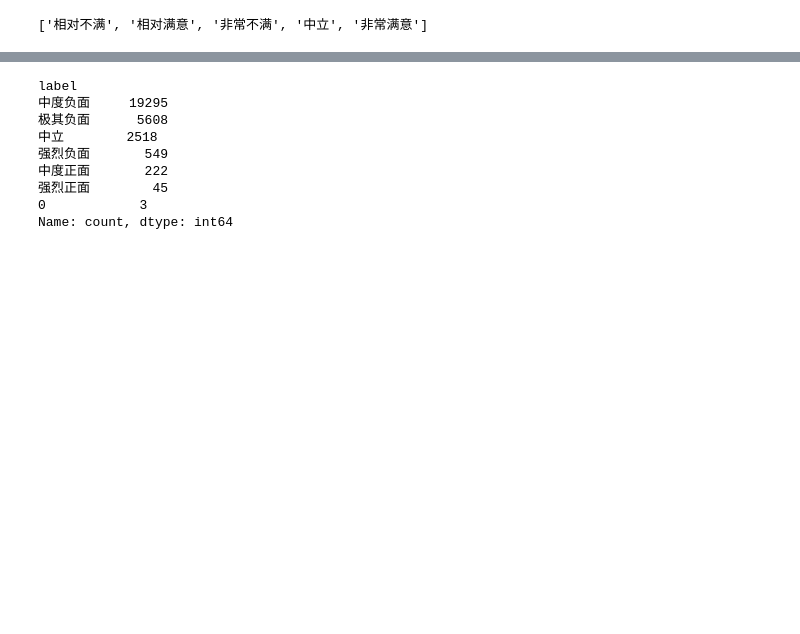
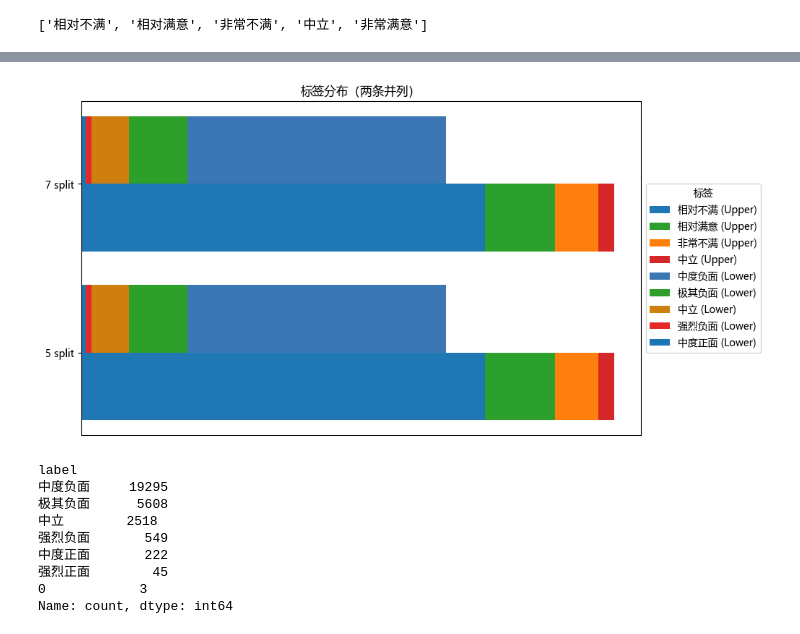
Before and after one commit to Adelante8617/Al-Ahram-Large-Scale-Text-Analysis, a Jupyter notebook: visual_for_statistic.ipynb, the cells around one changed output, grey strips where cells are left out. Cells and saved outputs as stored; diff of their text form; code cells hidden in the pictures; blank space fills up the shorter version.

```diff
--- a/visual_for_statistic.ipynb
+++ b/visual_for_statistic.ipynb
@@ -122,4 +141,4 @@ plt.show()
 # %%
 from datasets import load_dataset
 
-ds = load_dataset("Adelante/arabic-qa-largebatch")
+ds2 = load_dataset("Adelante/arabic-qa-largebatch")
@@ -192,0 +195,76 @@ plt.show()
+# %%
+import matplotlib.pyplot as plt
+import numpy as np
+
+# 计算每个标签的数量
+label_counts2 = data2.value_counts()
+
+# 设置图形的默认字体（假设你想用系统默认的中文字体）
+plt.rcParams['font.family'] = 'Microsoft YaHei'  # Windows系统的默认字体是'Microsoft YaHei'
+
+# 手动定义颜色列表，每个颜色对应一个标签
+colors = ['#1f77b4', '#2ca02c', '#ff7f0e', '#d62728']  # 示例颜色，顺序对应标签 A, B, C, D
+
+# 标签及对应数量
+labels = [str(index[0]) for index in label_counts.index]  # 所有标签
+values = label_counts.values  # 对应数量
+
+
+
+print(labels)
+
+# 创建堆叠柱状图
+plt.figure(figsize=(10, 6))
+
+# 设置柱子的宽度
+bar_width = 0.4  # 设置柱形宽度
+
+# 初始化位置数组，每个标签的x轴位置
+x = np.arange(2)  # 每个标签的位置
+
+# 设置并排柱状图的偏移量
+offset = np.array([- bar_width /2 , bar_width /2 ])  # 只绘制两组，并列
+
+# 初始化底部位置
+bottom = np.zeros(2)
+
+# 绘制第一组堆叠柱状图（左边的那一组）
+for i, (label, value, color) in enumerate(zip(labels, values, colors)):
+    bars = plt.barh(x + offset[0], value, label=f'{label} (Upper)', color=color, height=bar_width, left=bottom)  # 左边的堆叠柱状图
+    bottom += value  # 更新堆叠的底部位置
+
+
+print('-----------------------------------------------------')
+
+
+label_counts2 = data2.value_counts()
+
+normalized2 = [x / sum(label_counts2) for x in label_counts2]
+
+label_counts2 = label_counts2[:-2]
+labels2 = [str(index[0]) for index in label_counts2.index]
+colors2 = ['#3a77b4', '#2da02c', '#cf7f0e', '#e62728', '#1a77b3','#dc22b2']
+
+print(labels2)
+
+# 重置底部位置用于第二组堆叠柱状图
+bottom2 = np.zeros(2)
+
+# 绘制第二组堆叠柱状图（右边的那一组）
+for i, (label, value, color) in enumerate(zip(labels2, normalized2, colors2)):
+    bars = plt.barh(x + offset[1], value, label=f'{label} (Lower)', color=color, height=bar_width, left=bottom2)  # 右边的堆叠柱状图
+    bottom += value  # 更新堆叠的底部位置
+
+# 添加标题和标签
+plt.title('标签分布（两条并列）')
+
+# 设置x轴的标签
+plt.yticks(x, ['5 split','7 split'])  # 设置每个标签的位置
+plt.xticks([])
+# 显示图例
+plt.legend(title="标签", loc='center left', bbox_to_anchor=(1, 0.5))
+
+
+# 显示图形
+plt.show()
+# %% [output]
@@ -193,3 +274,4 @@ plt.show()
+[figure, added]
 # %%
 data.value_counts()
 # %% [output]
```
Also changed, not shown: parts of 11 cells of this notebook, 2 other files.
